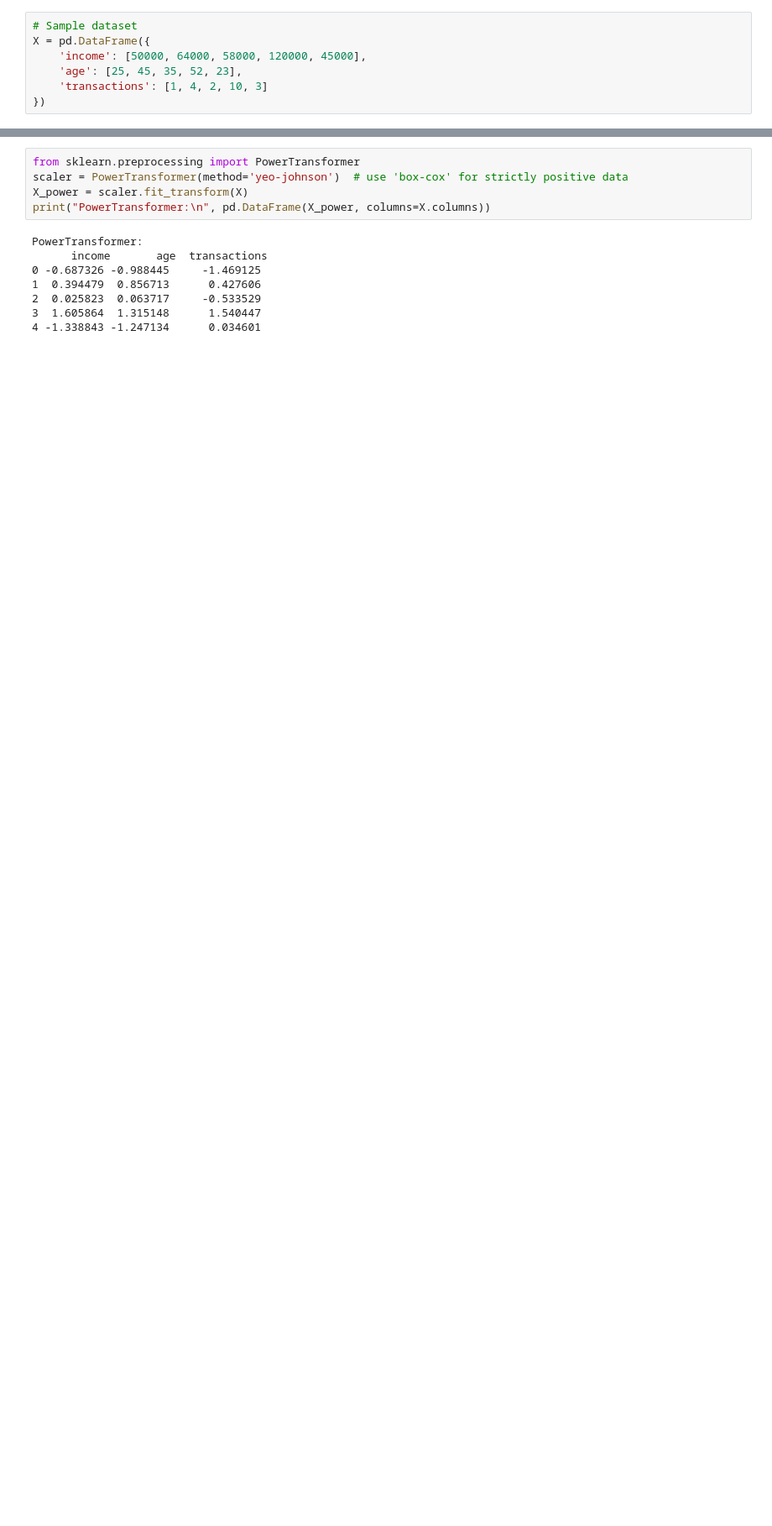
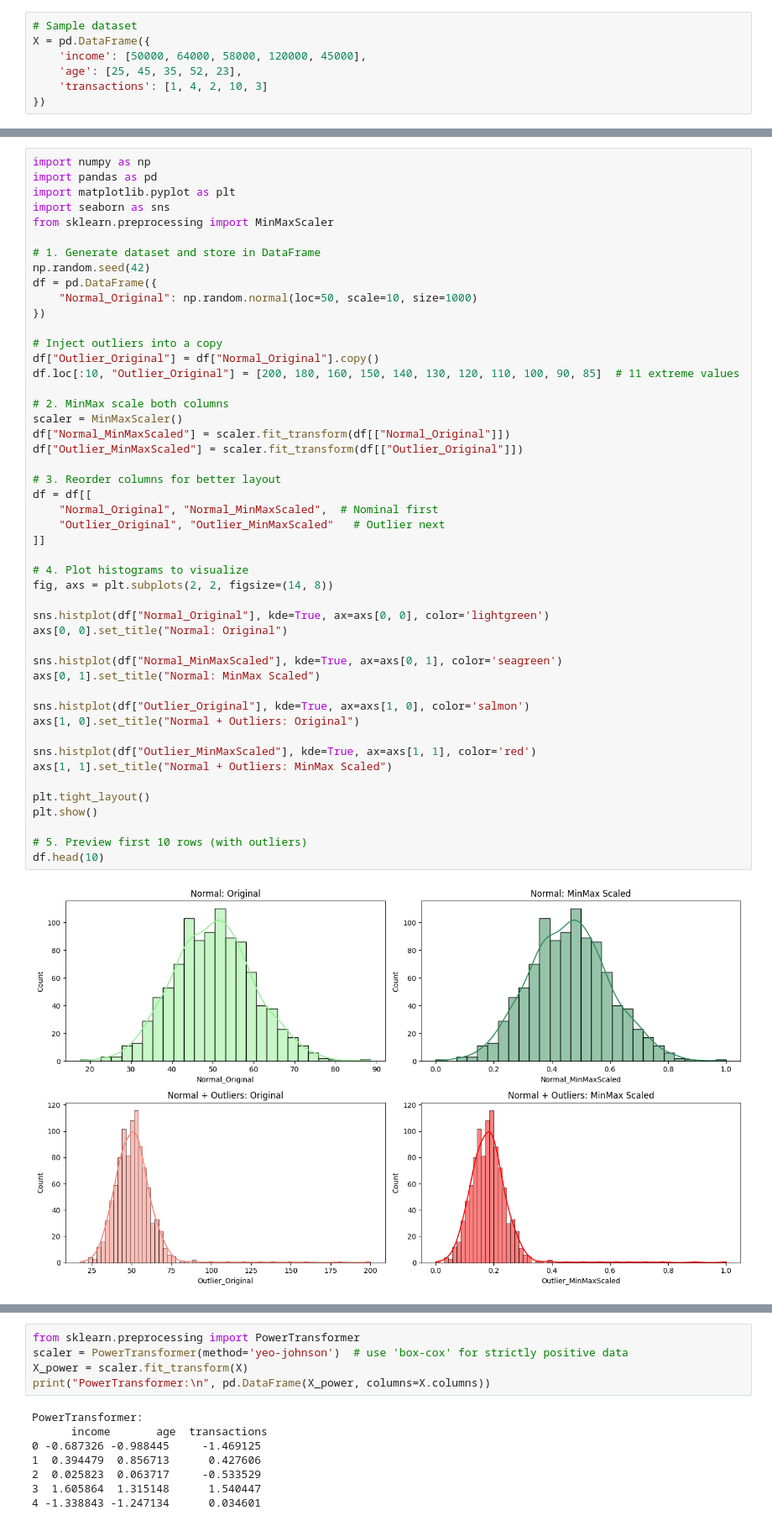
Before and after one commit to JoelNgiamKeeYong/ai-sandbox, a Jupyter notebook: feature-transformation/feature-scaling.ipynb, the cells around one changed output, grey strips where cells are left out. Shown at 84% size. Saved outputs shown, nothing was run; the diff lists cells and outputs as text; blank space fills up the shorter version.

```diff
--- a/feature-transformation/feature-scaling.ipynb
+++ b/feature-transformation/feature-scaling.ipynb
@@ -84,0 +124,50 @@ RobustScaler:
+# %%
+import numpy as np
+import pandas as pd
+import matplotlib.pyplot as plt
+import seaborn as sns
+from sklearn.preprocessing import MinMaxScaler
+
+# 1. Generate dataset and store in DataFrame
+np.random.seed(42)
+df = pd.DataFrame({
+    "Normal_Original": np.random.normal(loc=50, scale=10, size=1000)
+})
+
+# Inject outliers into a copy
+df["Outlier_Original"] = df["Normal_Original"].copy()
+df.loc[:10, "Outlier_Original"] = [200, 180, 160, 150, 140, 130, 120, 110, 100, 90, 85]  # 11 extreme values
+
+# 2. MinMax scale both columns
+scaler = MinMaxScaler()
+df["Normal_MinMaxScaled"] = scaler.fit_transform(df[["Normal_Original"]])
+df["Outlier_MinMaxScaled"] = scaler.fit_transform(df[["Outlier_Original"]])
+
+# 3. Reorder columns for better layout
+df = df[[
+    "Normal_Original", "Normal_MinMaxScaled",  # Nominal first
+    "Outlier_Original", "Outlier_MinMaxScaled"   # Outlier next
+]]
+
+# 4. Plot histograms to visualize
+fig, axs = plt.subplots(2, 2, figsize=(14, 8))
+
+sns.histplot(df["Normal_Original"], kde=True, ax=axs[0, 0], color='lightgreen')
+axs[0, 0].set_title("Normal: Original")
+
+sns.histplot(df["Normal_MinMaxScaled"], kde=True, ax=axs[0, 1], color='seagreen')
+axs[0, 1].set_title("Normal: MinMax Scaled")
+
+sns.histplot(df["Outlier_Original"], kde=True, ax=axs[1, 0], color='salmon')
+axs[1, 0].set_title("Normal + Outliers: Original")
+
+sns.histplot(df["Outlier_MinMaxScaled"], kde=True, ax=axs[1, 1], color='red')
+axs[1, 1].set_title("Normal + Outliers: MinMax Scaled")
+
+plt.tight_layout()
+plt.show()
+
+# 5. Preview first 10 rows (with outliers)
+df.head(10)
+# %% [output]
+[figure, added]
```
Also changed, not shown: parts of 23 cells of this notebook, 8 other files.
